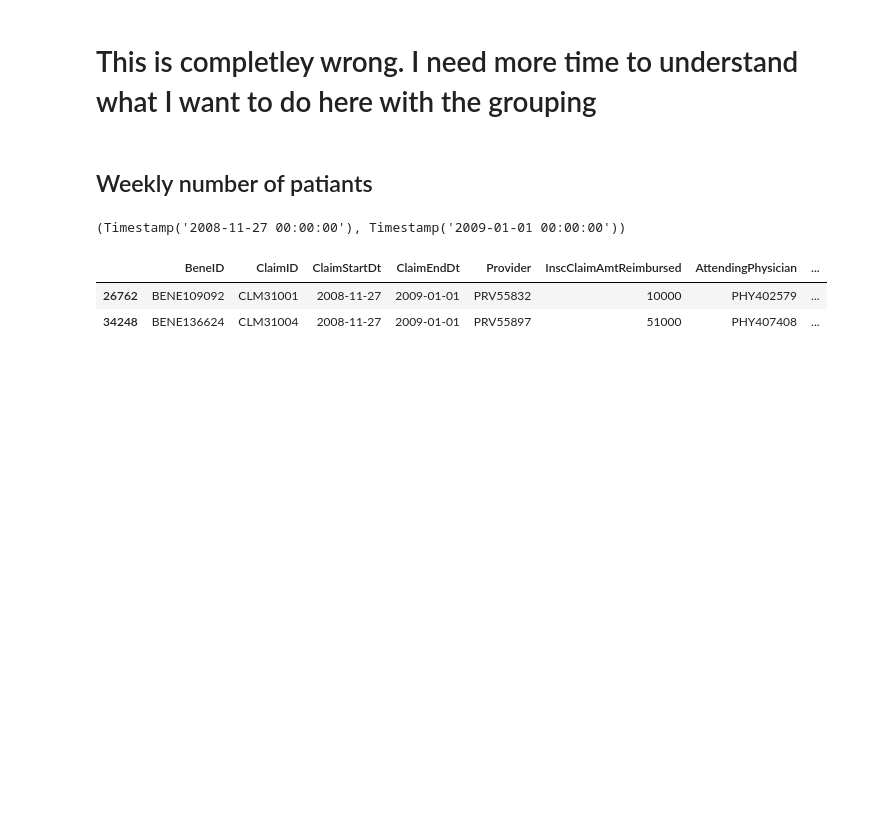
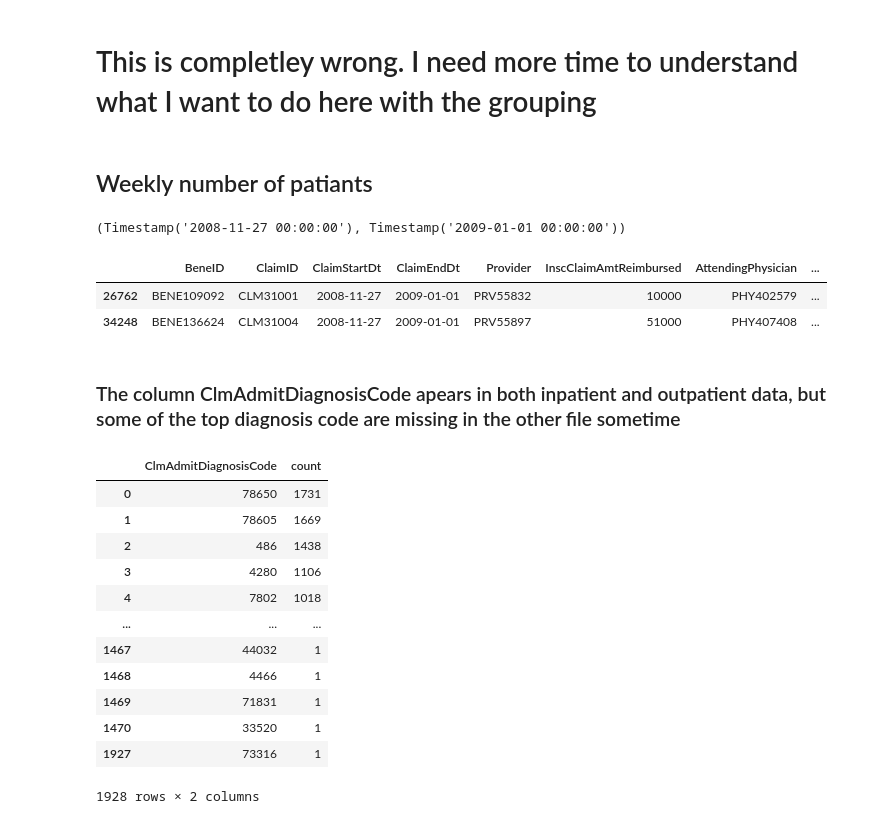
Before and after one commit to ChTomer/MyCapstone, a Jupyter notebook: HealthCareFraudProjectPitch/2inpatiant.ipynb, the cells around one changed output. Drawn from its saved outputs; the diff is of its cells as text; code cells hidden in the pictures; blank space fills up the shorter version.

```diff
--- a/HealthCareFraudProjectPitch/2inpatiant.ipynb
+++ b/HealthCareFraudProjectPitch/2inpatiant.ipynb
@@ -664,3 +664,22 @@ df.loc[df['ClaimStartDt'] == '2008-11-27']
 |  | BeneID | ClaimID | ClaimStartDt | ClaimEndDt | Provider | InscClaimAmtReimbursed | AttendingPhysician | ... |
 | 26762 | BENE109092 | CLM31001 | 2008-11-27 | 2009-01-01 | PRV55832 | 10000 | PHY402579 | ... |
 | 34248 | BENE136624 | CLM31004 | 2008-11-27 | 2009-01-01 | PRV55897 | 51000 | PHY407408 | ... |
+# %% [markdown]
+### The column ClmAdmitDiagnosisCode apears in both inpatient and outpatient data, but some of the top diagnosis code are missing in the other file sometime
+# %%
+clmadmitdf = df['ClmAdmitDiagnosisCode'].value_counts().reset_index().sort_values(by='count',ascending=False)
+clmadmitdf
+# %% [output]
+|  | ClmAdmitDiagnosisCode | count |
+| 0 | 78650 | 1731 |
+| 1 | 78605 | 1669 |
+| 2 | 486 | 1438 |
+| 3 | 4280 | 1106 |
+| 4 | 7802 | 1018 |
+| ... | ... | ... |
+| 1467 | 44032 | 1 |
+| 1468 | 4466 | 1 |
+| 1469 | 71831 | 1 |
+| 1470 | 33520 | 1 |
+| 1927 | 73316 | 1 |
+1928 rows × 2 columns
```
Also changed, not shown: parts of 5 cells of this notebook, 2 other files.
